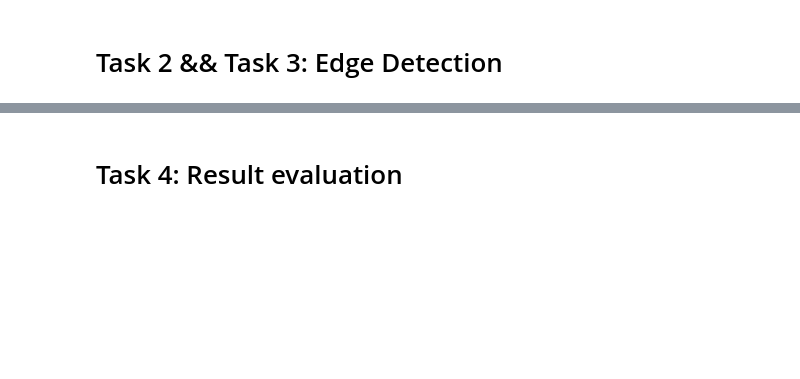
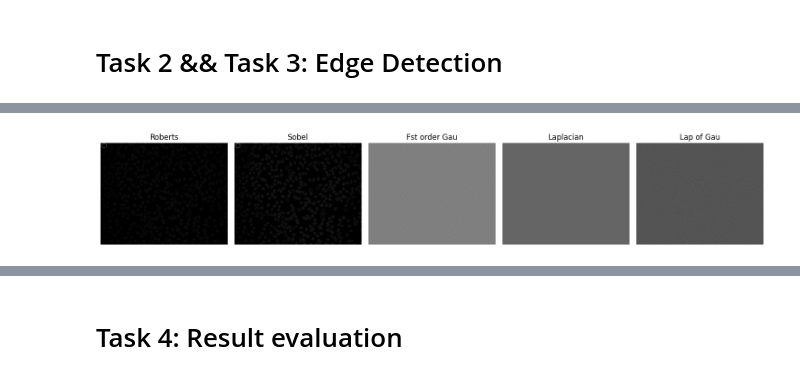
Before and after one commit to variable-21/ComputerVisionLabs, a Jupyter notebook: assi.ipynb, the cells around one changed output, grey strips where cells are left out. Saved outputs shown, nothing was run; the diff lists cells and outputs as text; code cells hidden in the pictures; blank space fills up the shorter version.

```diff
--- a/assi.ipynb
+++ b/assi.ipynb
@@ -272,0 +231,31 @@ def displayAll(images):
+# %%
+def displayBasics(images):
+    plt.figure(figsize=(15, 5))  # Adjust the size as needed
+
+    plt.subplot(1, 5, 1)
+    plt.imshow(images[0], cmap='gray')
+    plt.axis('off')  # Hide axes ticks and labels
+    plt.title('Roberts')
+
+    plt.subplot(1, 5, 2)
+    plt.imshow(images[1], cmap='gray')
+    plt.axis('off')
+    plt.title('Sobel')
+
+    plt.subplot(1, 5, 3)
+    plt.imshow(images[2], cmap='gray')
+    plt.axis('off')
+    plt.title('Fst order Gau')
+
+    plt.subplot(1, 5, 4)
+    plt.imshow(images[3], cmap='gray')
+    plt.axis('off')
+    plt.title('Laplacian')
+
+    plt.subplot(1, 5, 5)
+    plt.imshow(images[4], cmap='gray')
+    plt.axis('off')
+    plt.title('Lap of Gau')
+
+    plt.tight_layout()
+    plt.show()
@@ -272,0 +292,4 @@ def displayAll(images):
+# %%
+displayBasics(cell_1_filteredByAllFilters)
+# %% [output]
+[figure, added]
```
Also changed, not shown: parts of 16 cells of this notebook, 1 other file.
